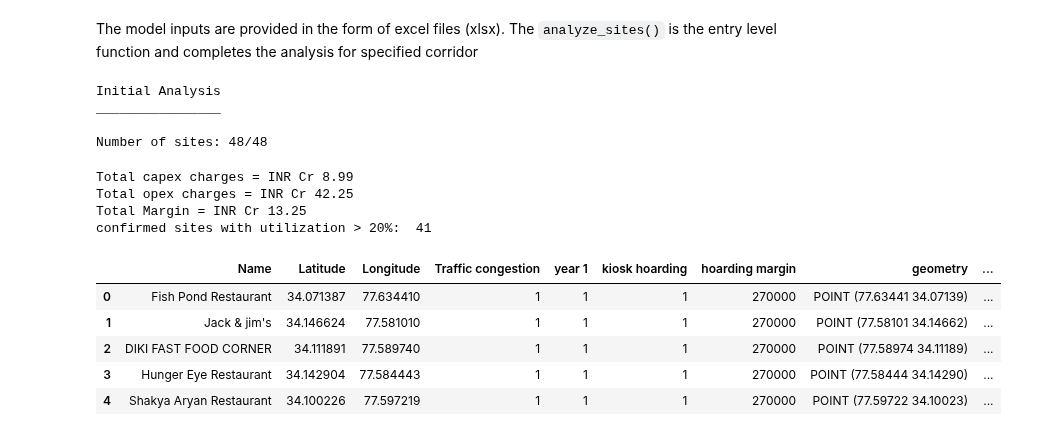
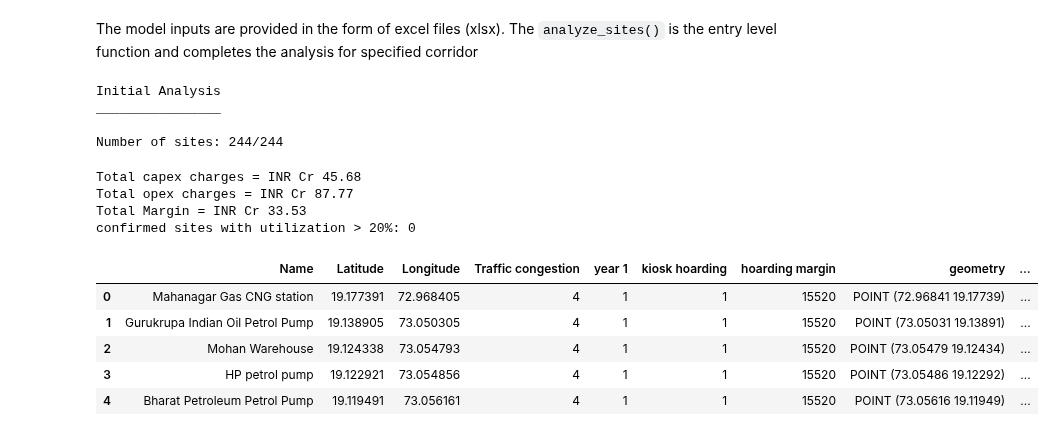
Before and after one commit to AnoopRKulkarni/evci_tool, a Jupyter notebook: index.ipynb, the cells around one changed output. Cells and saved outputs as stored; diff of their text form; code cells hidden in the pictures.

```diff
--- a/index.ipynb
+++ b/index.ipynb
@@ -13,42 +13,47 @@ The model inputs are provided in the form of excel files (xlsx). The `analyze_si
 # %%
 #|example usage
 
 from evci_tool.config import *
 from evci_tool.model import *
 from evci_tool.analysis import *
 
 ui_inputs = {
-    "M": ["3WS", "4WS"],
-    "years_of_analysis": [1,2],
+    "backoff_factor": 1,
+    "M": ["3WS", "4WS", "4WF"],
+    "years_of_analysis": [1,2,3],
     "capex_2W": 2500,
     "capex_3WS": 112000,
     "capex_4WS": 250000,
     "capex_4WF": 1500000,
     "hoarding cost": 900000,
     "kiosk_cost": 180000,
     "year1_conversion": 0.02,
     "year2_conversion": 0.05,
     "year3_conversion": 0.1,
     "holiday_percentage": 0.3,
     "fast_charging": 0.3,
     "slow_charging": 0.15,
+    "cluster": False,
+    "cluster_th": 0.2,
+    "plot_dendrogram": False,
+    "use_defaults": False
 }
 
 
-u_df = analyze_sites ('chandigarh_leh',ui_inputs,use_defaults=True)
+u_df = analyze_sites ('mumbai_goa',ui_inputs)
 u_df.head()
 # %% [output]
 Initial Analysis
 ________________
 
-Number of sites: 48/48
+Number of sites: 244/244
-Total capex charges = INR Cr 8.99
-Total opex charges = INR Cr 42.25
-Total Margin = INR Cr 13.25
-confirmed sites with utilization > 20%:  41
+Total capex charges = INR Cr 45.68
+Total opex charges = INR Cr 87.77
+Total Margin = INR Cr 33.53
+confirmed sites with utilization > 20%: 0
 |  | Name | Latitude | Longitude | Traffic congestion | year 1 | kiosk hoarding | hoarding margin | geometry | ... |
-| 0 | Fish Pond Restaurant | 34.071387 | 77.634410 | 1 | 1 | 1 | 270000 | POINT (77.63441 34.07139) | ... |
-| 1 | Jack & jim's | 34.146624 | 77.581010 | 1 | 1 | 1 | 270000 | POINT (77.58101 34.14662) | ... |
-| 2 | DIKI FAST FOOD CORNER | 34.111891 | 77.589740 | 1 | 1 | 1 | 270000 | POINT (77.58974 34.11189) | ... |
-| 3 | Hunger Eye Restaurant | 34.142904 | 77.584443 | 1 | 1 | 1 | 270000 | POINT (77.58444 34.14290) | ... |
-| 4 | Shakya Aryan Restaurant | 34.100226 | 77.597219 | 1 | 1 | 1 | 270000 | POINT (77.59722 34.10023) | ... |
+| 0 | Mahanagar Gas CNG station | 19.177391 | 72.968405 | 4 | 1 | 1 | 15520 | POINT (72.96841 19.17739) | ... |
+| 1 | Gurukrupa Indian Oil Petrol Pump | 19.138905 | 73.050305 | 4 | 1 | 1 | 15520 | POINT (73.05031 19.13891) | ... |
+| 2 | Mohan Warehouse | 19.124338 | 73.054793 | 4 | 1 | 1 | 15520 | POINT (73.05479 19.12434) | ... |
+| 3 | HP petrol pump | 19.122921 | 73.054856 | 4 | 1 | 1 | 15520 | POINT (73.05486 19.12292) | ... |
+| 4 | Bharat Petroleum Petrol Pump | 19.119491 | 73.056161 | 4 | 1 | 1 | 15520 | POINT (73.05616 19.11949) | ... |
```
Also changed, not shown: 6 other files.
